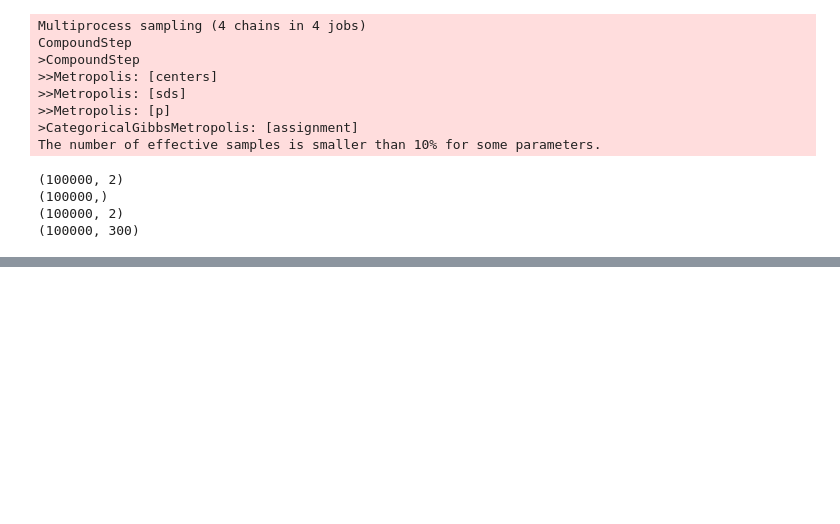
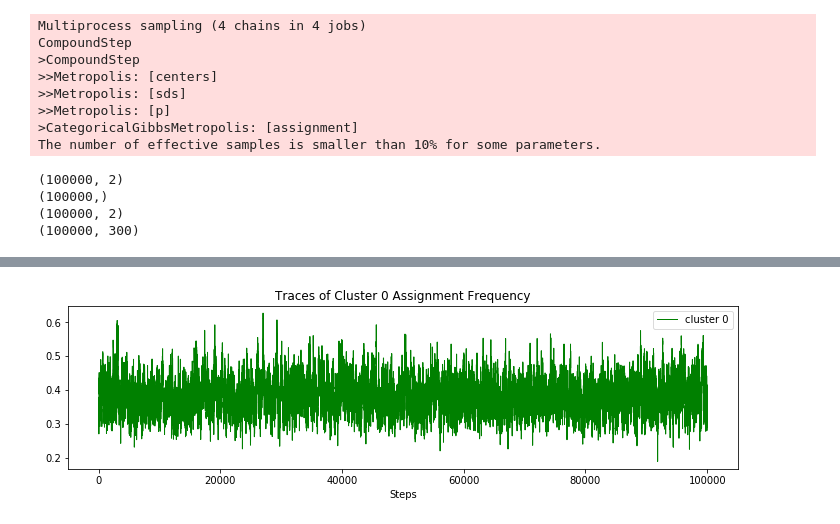
Before and after one commit to hanhanwu/Hanhan_Data_Science_Practice, a Jupyter notebook: Applied_Statistics/Learning_Notes/bayesian4fun/chapter3_expt2.ipynb, the cells around one changed output, grey strips where cells are left out. Cells and saved outputs as stored; diff of their text form; code cells hidden in the pictures; blank space fills up the shorter version.

```diff
--- a/Applied_Statistics/Learning_Notes/bayesian4fun/chapter3_expt2.ipynb
+++ b/Applied_Statistics/Learning_Notes/bayesian4fun/chapter3_expt2.ipynb
@@ -131,0 +145,12 @@ leg.get_frame().set_alpha(0.7)
+# %%
+plt.figure(figsize=(12,3))
+lw = 1
+p_trace = trace["p"]
+
+plt.plot(p_trace, label="cluster 0", c='g', lw=lw)
+plt.xlabel('Steps')
+plt.title('Traces of Cluster 0 Assignment Frequency')
+leg = plt.legend(loc="upper right")
+leg.get_frame().set_alpha(0.7)
+# %% [output]
+[figure, added]
```
Also changed, not shown: parts of 2 cells of this notebook.
